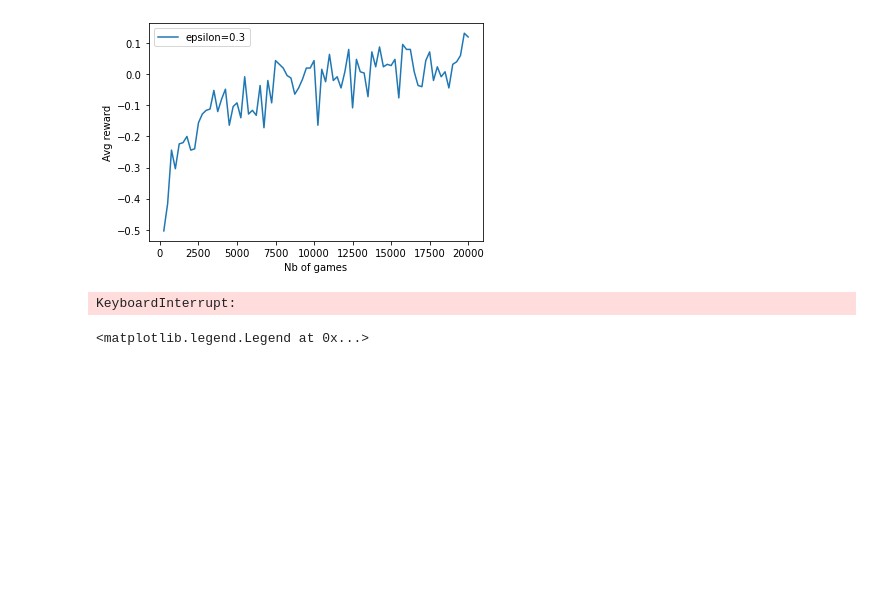
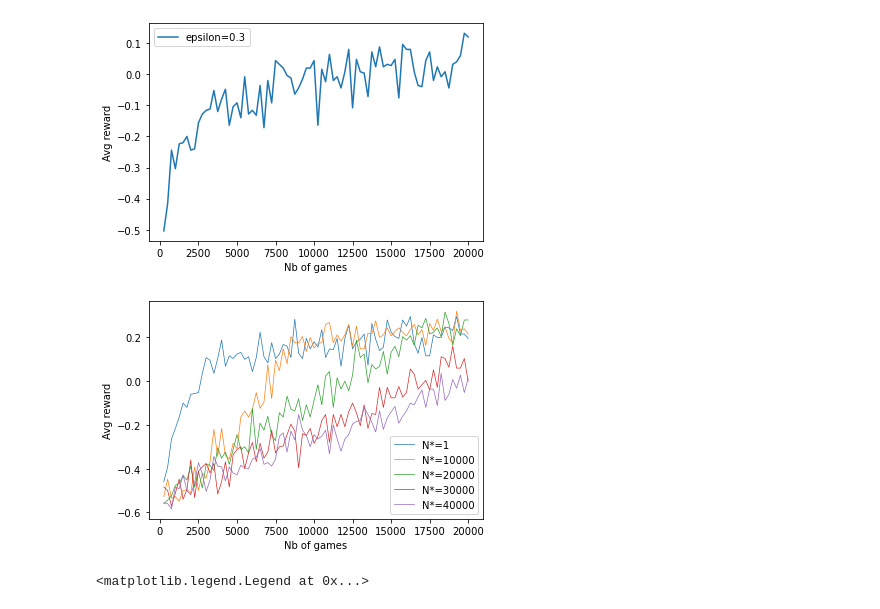
Before and after one commit to giuliamesc/tic_tac_toe, a Jupyter notebook: main.ipynb, the cells around one changed output. Cells and saved outputs as stored; diff of their text form; code cells hidden in the pictures; blank space fills up the shorter version.

```diff
--- a/main.ipynb
+++ b/main.ipynb
@@ -224,21 +265,21 @@ for epsilon in eps_vector:
 # %%
 # Question 2
 np.random.seed(2022)
 e_min = 0.1
 e_max = 0.8
 rew_N_star = []
 N = 20000
-N_star_vec = [1, 100, 1000, 10000,40000]
+N_star_vec = [1, 10000, 20000, 30000,40000]
 for N_star in N_star_vec :
     epsilon = []
     for i in np.arange(1,N+1):
         epsilon.append(max(e_min,e_max*(1-i/N_star)))
     game = QLearning(0,0.5)
     game.play_n_games(N,epsilon)
     rew_N_star.append(game.reward_vec)
 game.plot_N_star_reward(N_star_vec,N,rew_N_star)
 # %% [output]
-KeyboardInterrupt:
+[figure, added]
 # %%
 ## Question 3
 np.random.seed(2022)
```
Also changed, not shown: parts of 2 cells of this notebook.
